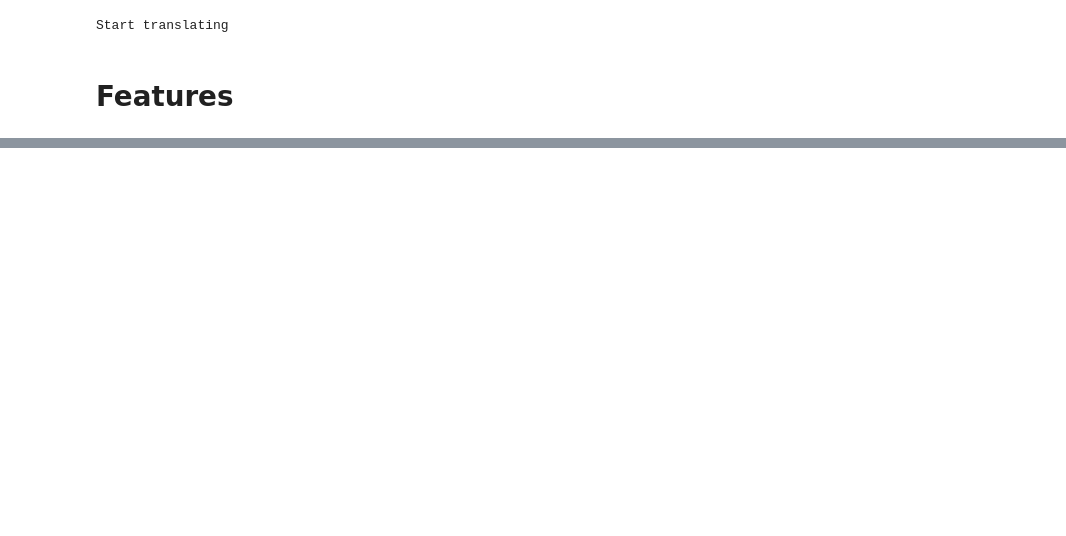
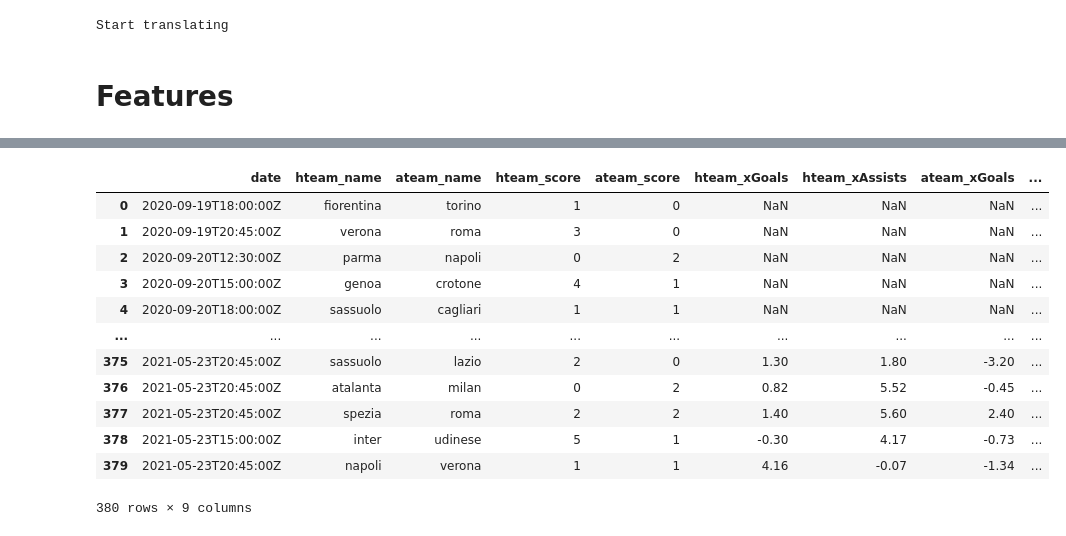
Before and after one commit to Absinthe31/ProgettoINFORET, a Jupyter notebook: Matches_predictor.ipynb, the cells around one changed output, grey strips where cells are left out. Drawn from its saved outputs; the diff is of its cells as text; code cells hidden in the pictures; blank space fills up the shorter version.

```diff
--- a/Matches_predictor.ipynb
+++ b/Matches_predictor.ipynb
@@ -1121,0 +1240,7 @@ league_df['c_goals'] = league_df['c_goals'].astype('int')
+# %%
+def get_date_range(date,range):
+    delta = datetime.timedelta(days=range)
+    date_from = date - delta
+    return date_from
+def str_to_date(string):
+    return datetime.datetime.strptime(string, "%d/%m/%Y").date()
@@ -1121,0 +1263,5 @@ league_df['c_goals'] = league_df['c_goals'].astype('int')
+# %%
+info_dict = {}
+for team in teams:
+  team = remove_prefix(team).lower()
+  info_dict[team] = 0
@@ -1121,0 +1548,15 @@ league_df['c_goals'] = league_df['c_goals'].astype('int')
+# %%
+#Iterate through dictionaries of statistics
+
+for i,match in enumerate(matches_df.values):
+  stats = matches_df.loc[i,'statistics']
+  #print(len(stats)*3)
+  #print(stats)
+  y = 0
+  for stat in stats:
+
+    matches_df.at[i,f'{stat["type"].replace(" ", "_")}_home'] = stat['home']
+    matches_df.at[i,f'{stat["type"].replace(" ", "_")}_away'] = stat['away']
+    y += 2
+
+  #print(y)
@@ -1121,0 +1583,16 @@ league_df['c_goals'] = league_df['c_goals'].astype('int')
+# %%
+matches_df[['date','hteam_name','ateam_name','hteam_score','ateam_score','hteam_xGoals','hteam_xAssists','ateam_xGoals','ateam_xAssists']]
+# %% [output]
+|  | date | hteam_name | ateam_name | hteam_score | ateam_score | hteam_xGoals | hteam_xAssists | ateam_xGoals | ... |
+| 0 | 2020-09-19T18:00:00Z | fiorentina | torino | 1 | 0 | NaN | NaN | NaN | ... |
+| 1 | 2020-09-19T20:45:00Z | verona | roma | 3 | 0 | NaN | NaN | NaN | ... |
+| 2 | 2020-09-20T12:30:00Z | parma | napoli | 0 | 2 | NaN | NaN | NaN | ... |
+| 3 | 2020-09-20T15:00:00Z | genoa | crotone | 4 | 1 | NaN | NaN | NaN | ... |
+| 4 | 2020-09-20T18:00:00Z | sassuolo | cagliari | 1 | 1 | NaN | NaN | NaN | ... |
+| ... | ... | ... | ... | ... | ... | ... | ... | ... | ... |
+| 375 | 2021-05-23T20:45:00Z | sassuolo | lazio | 2 | 0 | 1.30 | 1.80 | -3.20 | ... |
+| 376 | 2021-05-23T20:45:00Z | atalanta | milan | 0 | 2 | 0.82 | 5.52 | -0.45 | ... |
+| 377 | 2021-05-23T20:45:00Z | spezia | roma | 2 | 2 | 1.40 | 5.60 | 2.40 | ... |
+| 378 | 2021-05-23T15:00:00Z | inter | udinese | 5 | 1 | -0.30 | 4.17 | -0.73 | ... |
+| 379 | 2021-05-23T20:45:00Z | napoli | verona | 1 | 1 | 4.16 | -0.07 | -1.34 | ... |
+380 rows × 9 columns
```
Also changed, not shown: parts of 47 cells of this notebook.
